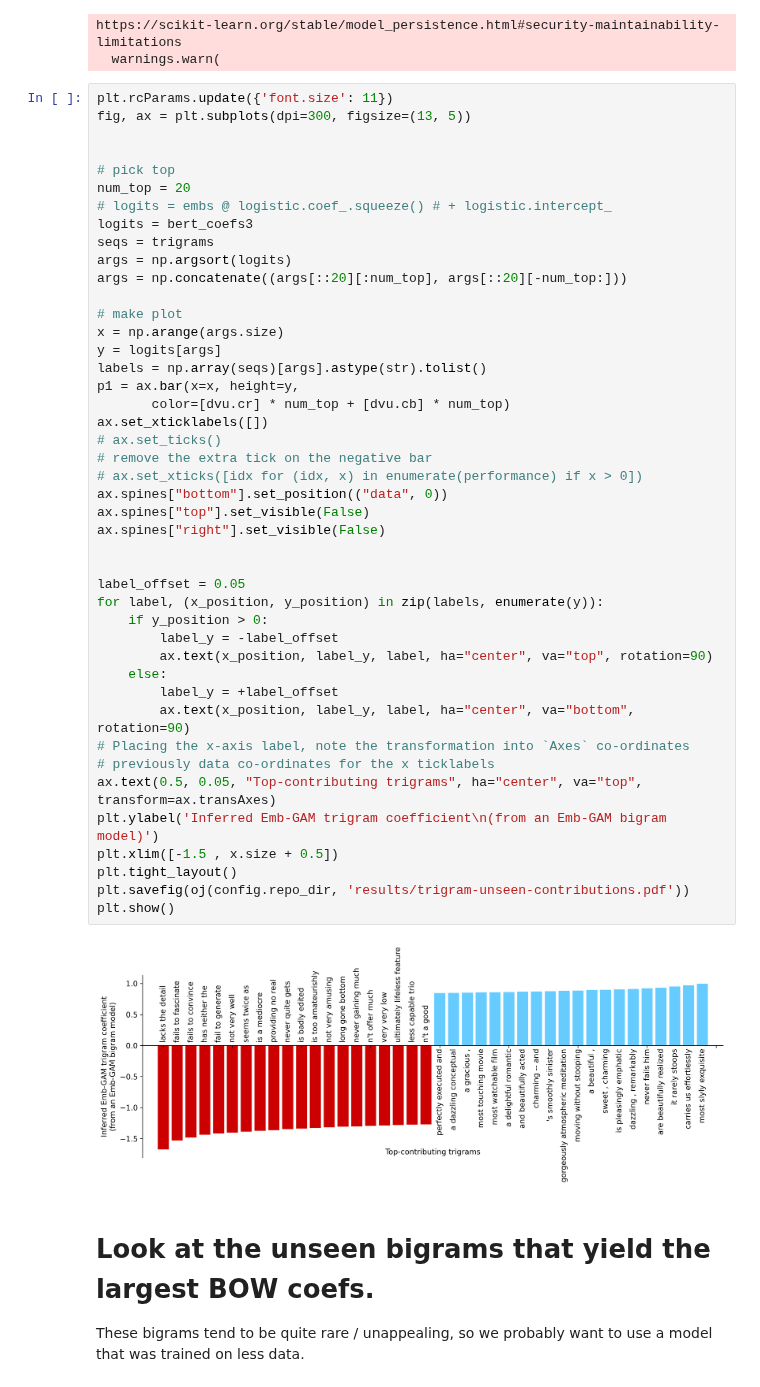
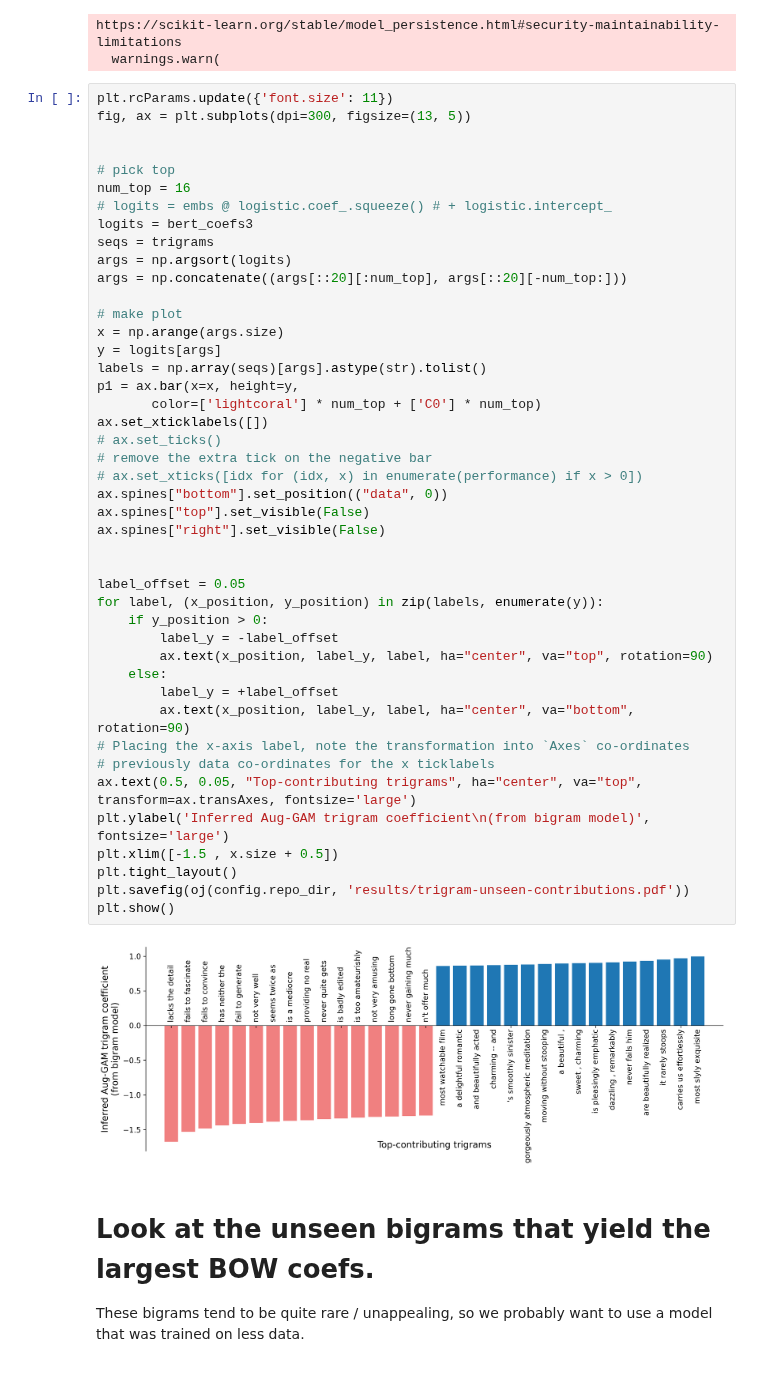
Before and after one commit to microsoft/augmented-interpretable-models, a Jupyter notebook: notebooks/05_coefs_unseen_tokens.ipynb, the cells around one changed output. Cells and saved outputs as stored; diff of their text form.

Commit message:
update plots

```diff
--- a/notebooks/05_coefs_unseen_tokens.ipynb
+++ b/notebooks/05_coefs_unseen_tokens.ipynb
@@ -72,7 +72,7 @@ fig, ax = plt.subplots(dpi=300, figsize=(13, 5))
 
 
 # pick top
-num_top = 20
+num_top = 16
 # logits = embs @ logistic.coef_.squeeze() # + logistic.intercept_
 logits = bert_coefs3
 seqs = trigrams
@@ -81,37 +81,37 @@ args = np.concatenate((args[::20][:num_top], args[::20][-num_top:]))
 
 # make plot
 x = np.arange(args.size)
 y = logits[args]
 labels = np.array(seqs)[args].astype(str).tolist()
 p1 = ax.bar(x=x, height=y,
-       color=[dvu.cr] * num_top + [dvu.cb] * num_top)
+       color=['lightcoral'] * num_top + ['C0'] * num_top)
 ax.set_xticklabels([])
 # ax.set_ticks()
 # remove the extra tick on the negative bar
 # ax.set_xticks([idx for (idx, x) in enumerate(performance) if x > 0])
 ax.spines["bottom"].set_position(("data", 0))
 ax.spines["top"].set_visible(False)
 ax.spines["right"].set_visible(False)
 
 
 label_offset = 0.05
 for label, (x_position, y_position) in zip(labels, enumerate(y)):
     if y_position > 0:
         label_y = -label_offset
         ax.text(x_position, label_y, label, ha="center", va="top", rotation=90)
     else:
         label_y = +label_offset
         ax.text(x_position, label_y, label, ha="center", va="bottom", rotation=90)
 # Placing the x-axis label, note the transformation into `Axes` co-ordinates
 # previously data co-ordinates for the x ticklabels
-ax.text(0.5, 0.05, "Top-contributing trigrams", ha="center", va="top", transform=ax.transAxes)
-plt.ylabel('Inferred Emb-GAM trigram coefficient\n(from an Emb-GAM bigram model)')
+ax.text(0.5, 0.05, "Top-contributing trigrams", ha="center", va="top", transform=ax.transAxes, fontsize='large')
+plt.ylabel('Inferred Aug-GAM trigram coefficient\n(from bigram model)', fontsize='large')
 plt.xlim([-1.5 , x.size + 0.5])
 plt.tight_layout()
 plt.savefig(oj(config.repo_dir, 'results/trigram-unseen-contributions.pdf'))
 plt.show()
 # %% [output]
-[figure, old version]
+[figure, new version]
 # %% [markdown]
 # Look at the unseen bigrams that yield the largest BOW coefs.
 
```
Also changed, not shown: parts of 4 cells of this notebook, 7 other files.
